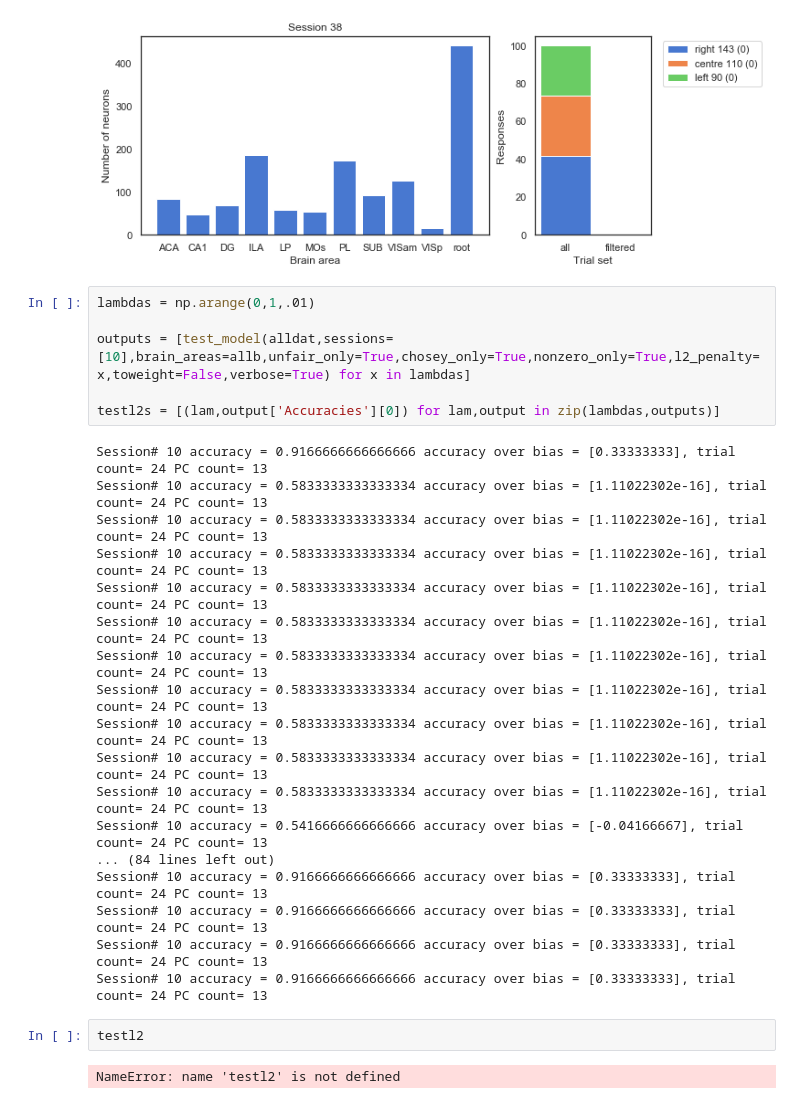
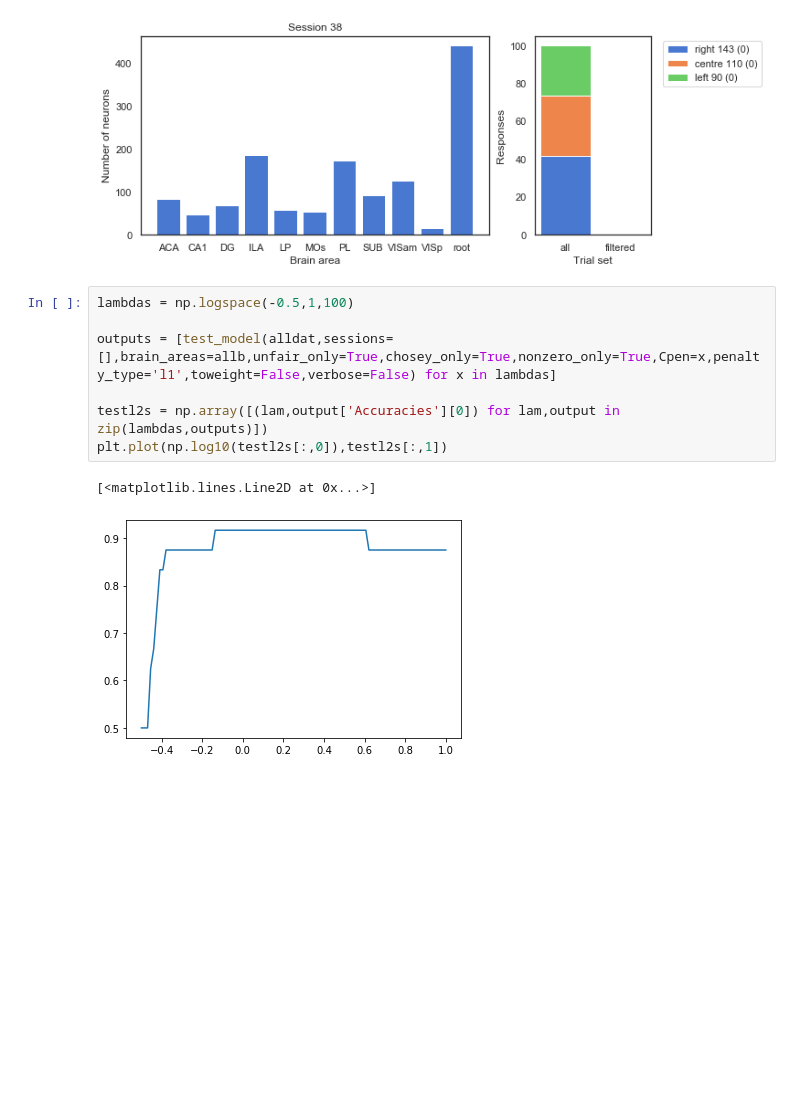
Before and after one commit to jorgeerrz/mistaken_mice, a Jupyter notebook: mistaken_mice.ipynb, the cells around one changed output. Drawn from its saved outputs; the diff is of its cells as text; blank space fills up the shorter version.

```diff
--- a/mistaken_mice.ipynb
+++ b/mistaken_mice.ipynb
@@ -416,33 +407,15 @@ plot_session(alldat, 38, select_areas = None, unfair_only=True,chosey_only=True,
 # %% [output]
 [figure]
 # %%
-lambdas = np.arange(0,1,.01)
+lambdas = np.logspace(-0.5,1,100)
 
-outputs = [test_model(alldat,sessions=[10],brain_areas=allb,unfair_only=True,chosey_only=True,nonzero_only=True,l2_penalty=x,toweight=False,verbose=True) for x in lambdas]
+outputs = [test_model(alldat,sessions=[],brain_areas=allb,unfair_only=True,chosey_only=True,nonzero_only=True,Cpen=x,penalty_type='l1',toweight=False,verbose=False) for x in lambdas]
 
-testl2s = [(lam,output['Accuracies'][0]) for lam,output in zip(lambdas,outputs)]
+testl2s = np.array([(lam,output['Accuracies'][0]) for lam,output in zip(lambdas,outputs)])
+plt.plot(np.log10(testl2s[:,0]),testl2s[:,1])
 # %% [output]
-Session# 10 accuracy = 0.9166666666666666 accuracy over bias = [0.33333333], trial count= 24 PC count= 13
-Session# 10 accuracy = 0.5833333333333334 accuracy over bias = [1.11022302e-16], trial count= 24 PC count= 13
-Session# 10 accuracy = 0.5833333333333334 accuracy over bias = [1.11022302e-16], trial count= 24 PC count= 13
-Session# 10 accuracy = 0.5833333333333334 accuracy over bias = [1.11022302e-16], trial count= 24 PC count= 13
-Session# 10 accuracy = 0.5833333333333334 accuracy over bias = [1.11022302e-16], trial count= 24 PC count= 13
-Session# 10 accuracy = 0.5833333333333334 accuracy over bias = [1.11022302e-16], trial count= 24 PC count= 13
-Session# 10 accuracy = 0.5833333333333334 accuracy over bias = [1.11022302e-16], trial count= 24 PC count= 13
-Session# 10 accuracy = 0.5833333333333334 accuracy over bias = [1.11022302e-16], trial count= 24 PC count= 13
-Session# 10 accuracy = 0.5833333333333334 accuracy over bias = [1.11022302e-16], trial count= 24 PC count= 13
-Session# 10 accuracy = 0.5833333333333334 accuracy over bias = [1.11022302e-16], trial count= 24 PC count= 13
-Session# 10 accuracy = 0.5833333333333334 accuracy over bias = [1.11022302e-16], trial count= 24 PC count= 13
-Session# 10 accuracy = 0.5416666666666666 accuracy over bias = [-0.04166667], trial count= 24 PC count= 13
-... (84 lines left out)
-Session# 10 accuracy = 0.9166666666666666 accuracy over bias = [0.33333333], trial count= 24 PC count= 13
-Session# 10 accuracy = 0.9166666666666666 accuracy over bias = [0.33333333], trial count= 24 PC count= 13
-Session# 10 accuracy = 0.9166666666666666 accuracy over bias = [0.33333333], trial count= 24 PC count= 13
-Session# 10 accuracy = 0.9166666666666666 accuracy over bias = [0.33333333], trial count= 24 PC count= 13
+[<matplotlib.lines.Line2D at 0x...>]
+[figure, added]
-# %%
-testl2
-# %% [output]
-NameError: name 'testl2' is not defined
 # %%
 testl2s
 # %% [output]
```
Also changed, not shown: parts of 10 cells of this notebook, 1 other file.
